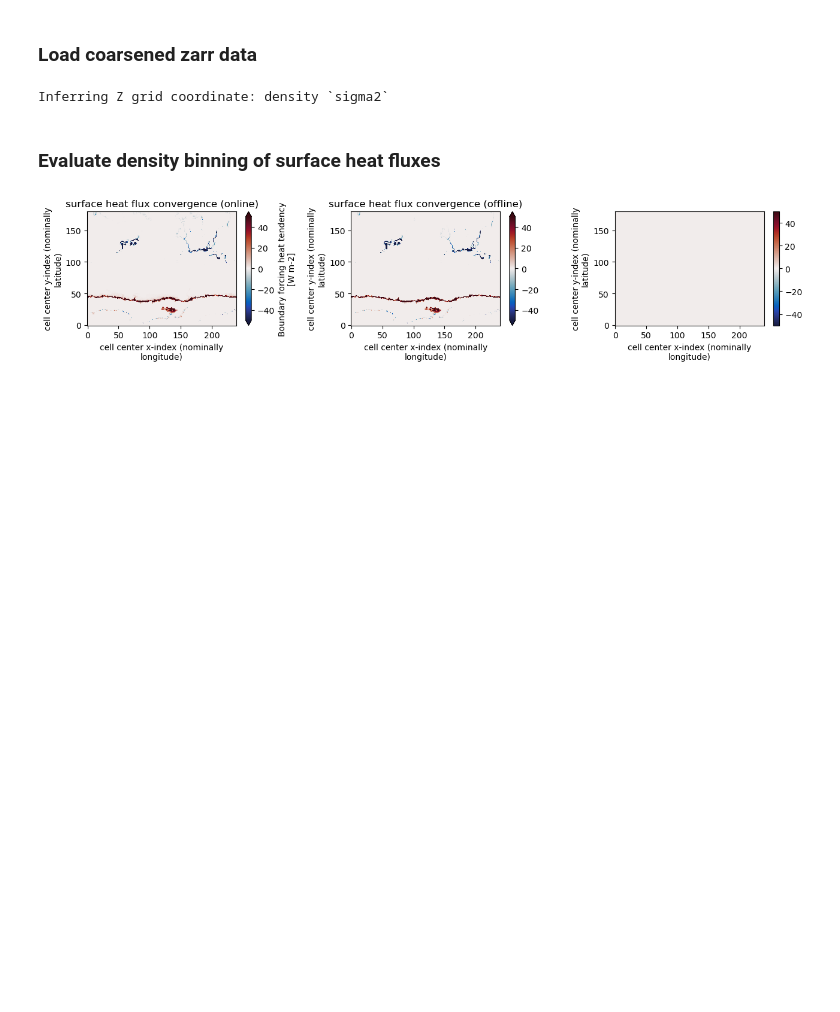
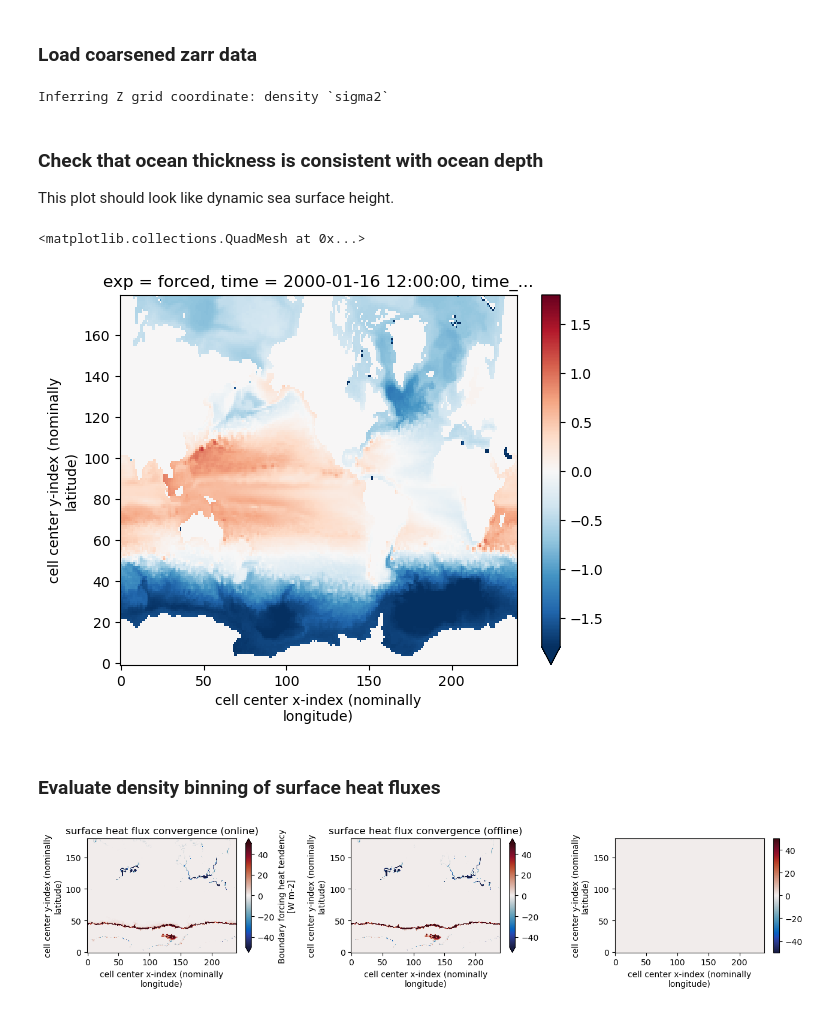
Before and after one commit to hdrake/CM4Xutils, a Jupyter notebook: examples/wmb_from_zarr.ipynb, the cells around one changed output. Saved outputs shown, nothing was run; the diff lists cells and outputs as text; code cells hidden in the pictures; blank space fills up the shorter version.

```diff
--- a/examples/wmb_from_zarr.ipynb
+++ b/examples/wmb_from_zarr.ipynb
@@ -16,6 +16,15 @@ ds = xr.open_zarr(local_path_to_budgets_zarr)
 grid = ds_to_grid(ds.fillna(0.))
 # %% [output]
 Inferring Z grid coordinate: density `sigma2`
+# %% [markdown]
+### Check that ocean thickness is consistent with ocean depth
+
+This plot should look like dynamic sea surface height.
+# %%
+(grid._ds.thkcello.isel(exp=0, time=0).sum("sigma2_l") - grid._ds.deptho).plot(robust=True)
+# %% [output]
+<matplotlib.collections.QuadMesh at 0x...>
+[figure, added]
 # %% [markdown]
 ### Evaluate density binning of surface heat fluxes
 # %%
```
Also changed, not shown: parts of 1 cell of this notebook.
